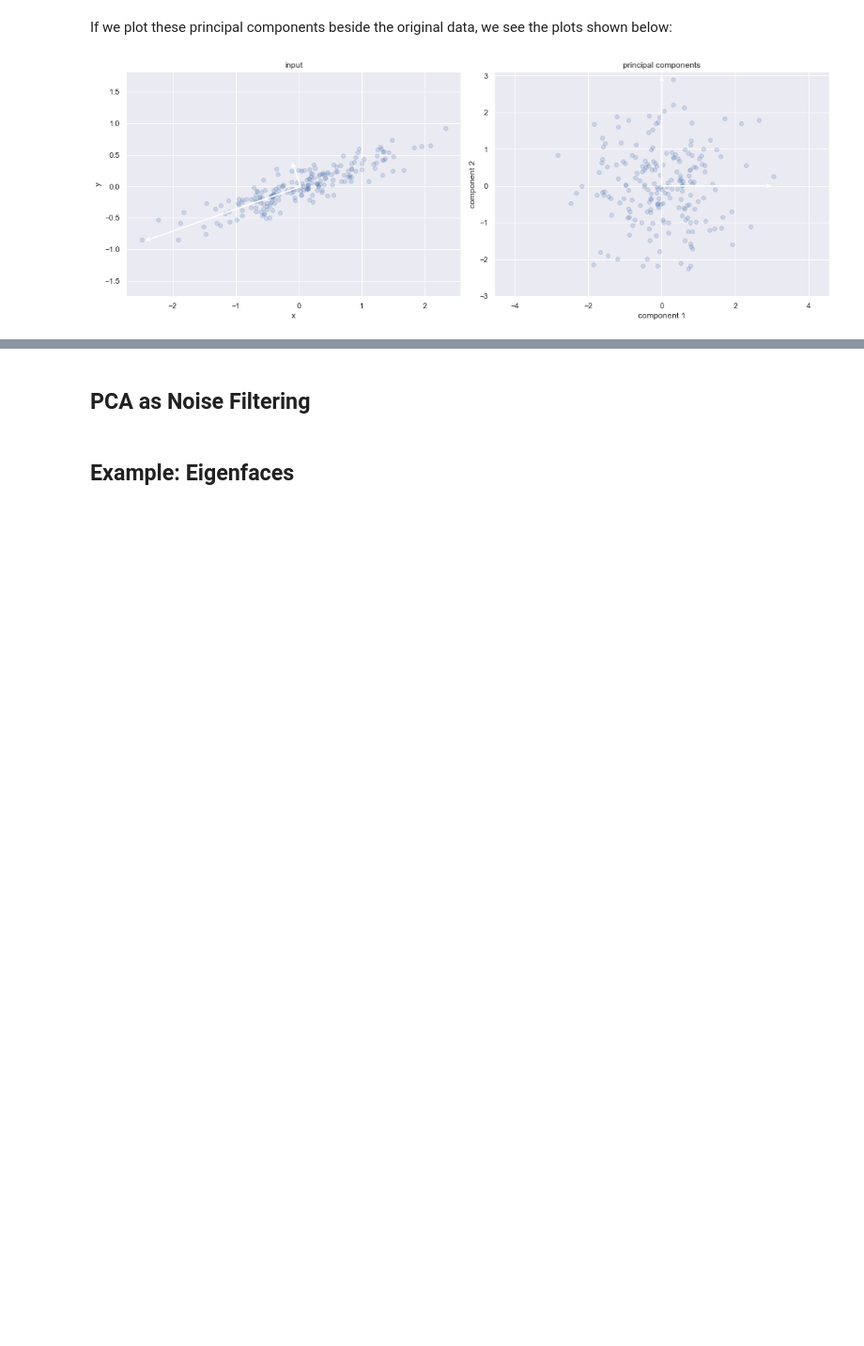
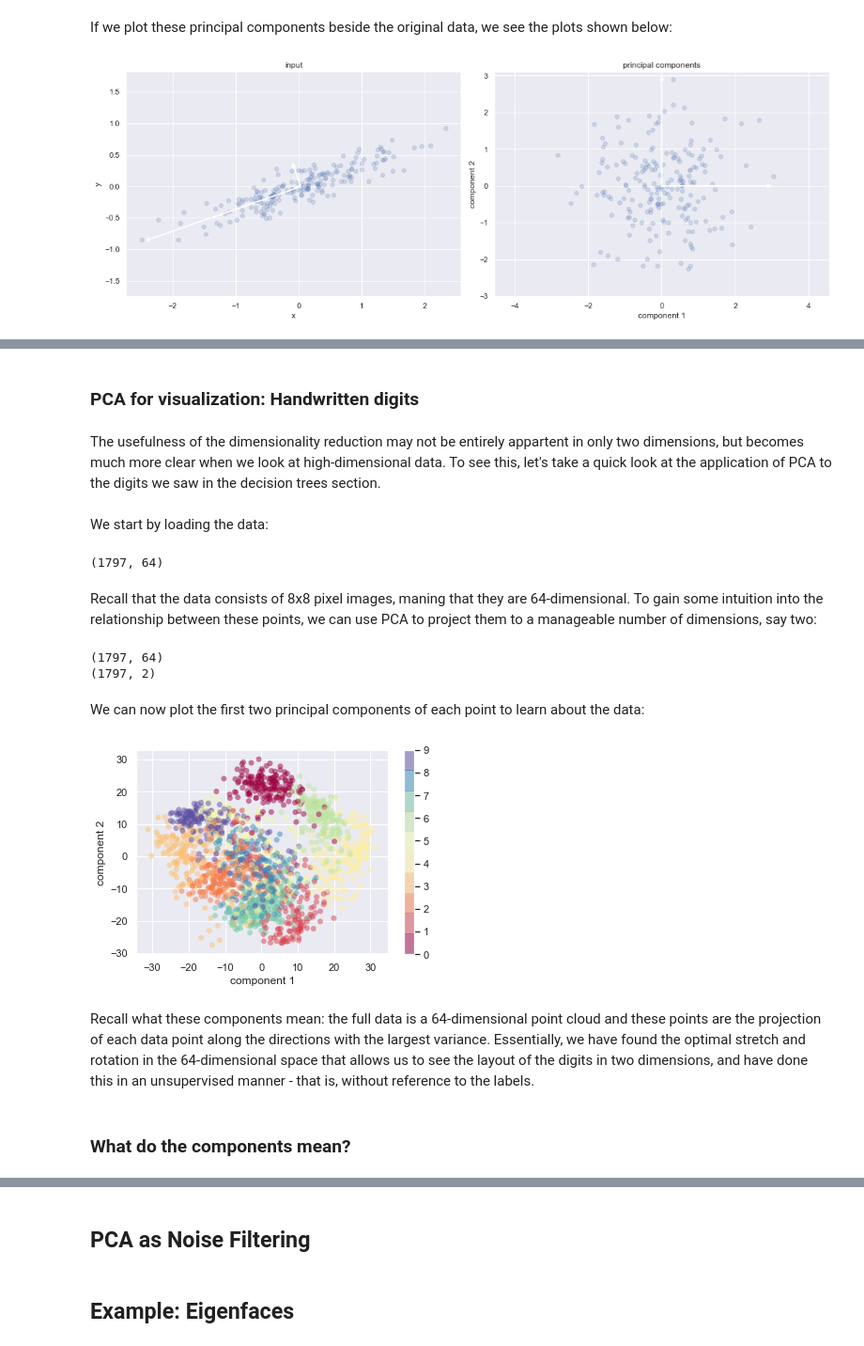
Before and after one commit to UlrikeBoehm/PythonDataScience, a Jupyter notebook: 05_MachineLearning/9_InDepth_Principal_Component_Analysis.ipynb, the cells around one changed output, grey strips where cells are left out. Shown at 94% size. Cells and saved outputs as stored; diff of their text form; code cells hidden in the pictures; blank space fills up the shorter version.

Commit message:
Added Meaning of Components Section

```diff
--- a/05_MachineLearning/9_InDepth_Principal_Component_Analysis.ipynb
+++ b/05_MachineLearning/9_InDepth_Principal_Component_Analysis.ipynb
@@ -102,0 +131,37 @@ Which this alrorithm
+# %% [markdown]
+### PCA for visualization: Handwritten digits
+# %% [markdown]
+The usefulness of the dimensionality reduction may not be entirely appartent in only two dimensions, but becomes much more clear when we look at high-dimensional data. To see this, let's take a quick look at the application of PCA to the digits we saw in the decision trees section.
+# %% [markdown]
+We start by loading the data:
+# %%
+from sklearn.datasets import load_digits
+digits = load_digits()
+digits.data.shape
+# %% [output]
+(1797, 64)
+# %% [markdown]
+Recall that the data consists of 8x8 pixel images, maning that they are 64-dimensional. To gain some intuition into the relationship between these points, we can use PCA to project them to a manageable number of dimensions, say two:
+# %%
+pca = PCA(2)  # project from 64 to 2 dimensions
+projected = pca.fit_transform(digits.data)
+print(digits.data.shape)
+print(projected.shape)
+# %% [output]
+(1797, 64)
+(1797, 2)
+# %% [markdown]
+We can now plot the first two principal components of each point to learn about the data:
+# %%
+plt.scatter(projected[:, 0], projected[:, 1],
+            c=digits.target, edgecolor='none', alpha=0.5,
+            cmap=plt.cm.get_cmap('Spectral', 10))
+plt.xlabel('component 1')
+plt.ylabel('component 2')
+plt.colorbar();
+# %% [output]
+[figure, added]
+# %% [markdown]
+Recall what these components mean: the full data is a 64-dimensional point cloud and these points are the projection of each data point along the directions with the largest variance. Essentially, we have found the optimal stretch and rotation in the 64-dimensional space that allows us to see the layout of the digits in two dimensions, and have done this in an unsupervised manner - that is, without reference to the labels.
+# %% [markdown]
+### What do the components mean?
```
Also changed, not shown: parts of 14 cells of this notebook, 1 other file.
